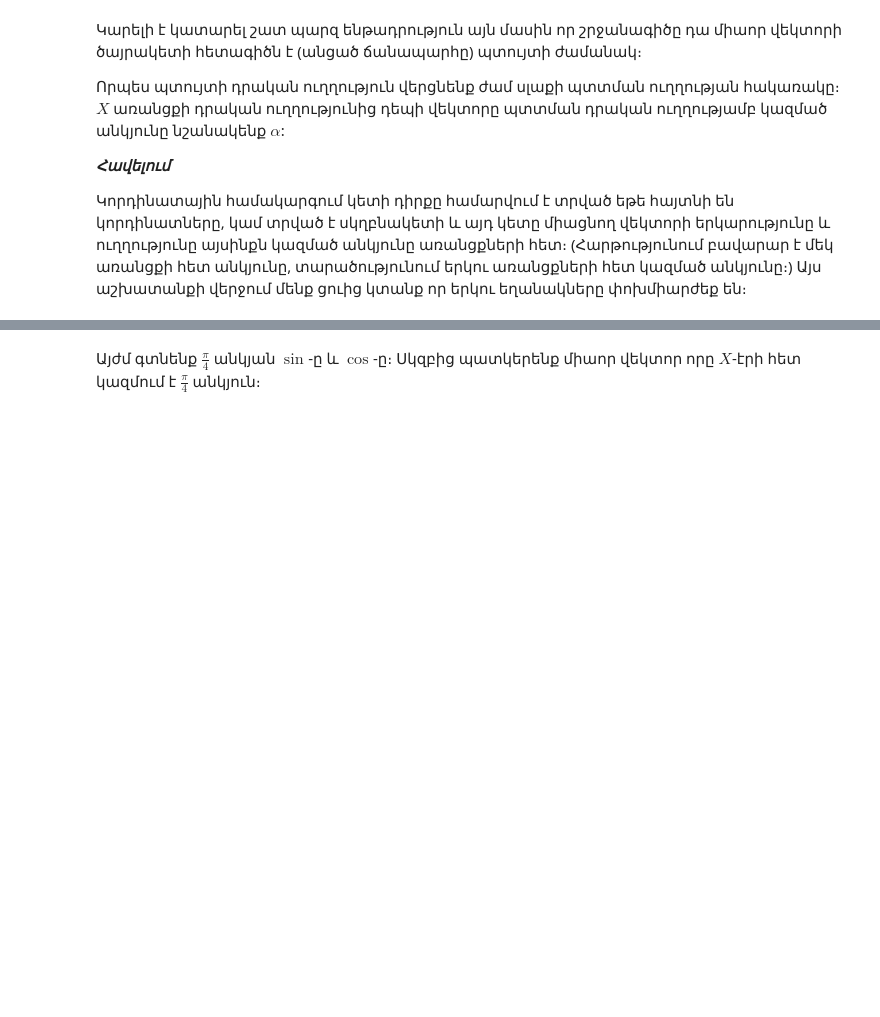
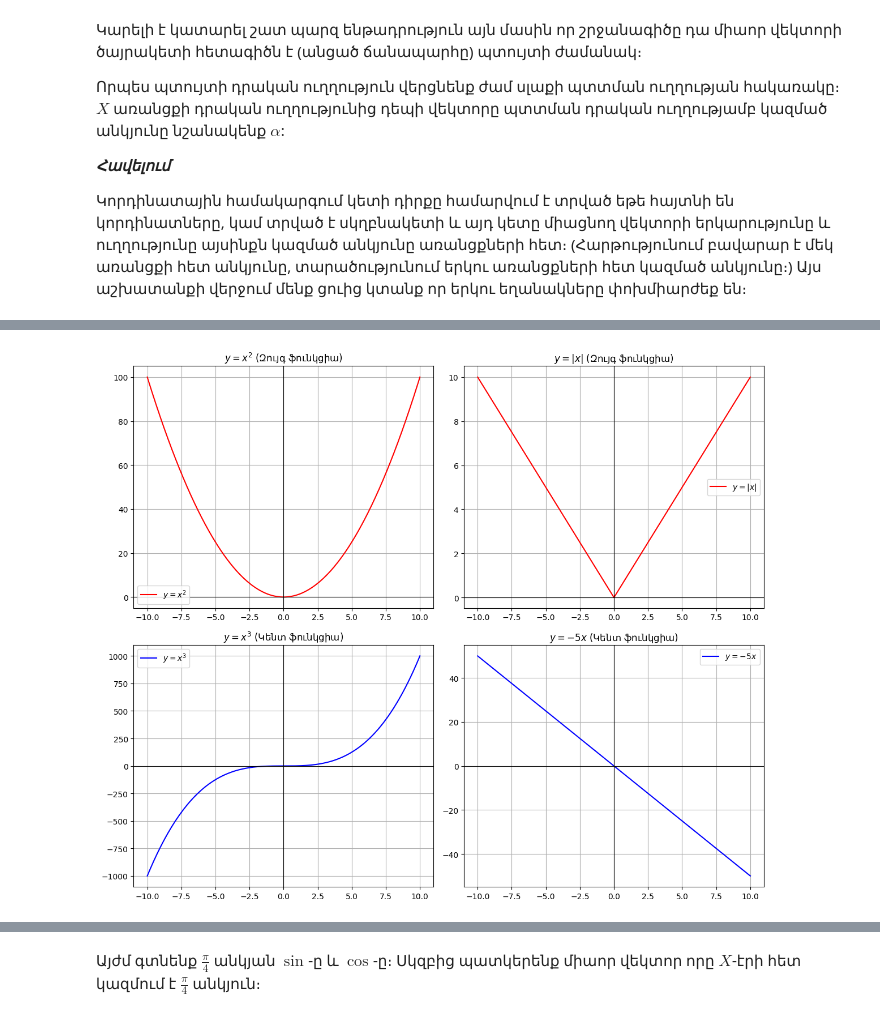
Before and after one commit to alexo-ux/math, a Jupyter notebook: 10_class/trigonometry.ipynb, the cells around one changed output, grey strips where cells are left out. Saved outputs shown, nothing was run; the diff lists cells and outputs as text; code cells hidden in the pictures; blank space fills up the shorter version.

```diff
--- a/10_class/trigonometry.ipynb
+++ b/10_class/trigonometry.ipynb
@@ -220,0 +123,50 @@ plt.show()
+# %%
+x = np.linspace(-10, 10, 500)
+x_sq = x**2
+x_mod = np.abs(x)
+
+x_cub = x**3
+x_line = -5*x
+
+plt.figure(figsize=(12, 10)) # Increased figure size for better visibility
+
+# Subplot 1: y = x^2 (Even Function)
+ax1 = plt.subplot(221)
+ax1.plot(x, x_sq, color='red', label='$y = x^2$')
+ax1.set_title('$y = x^2$ (Զույգ ֆունկցիա)') # Armenian for Even Function
+ax1.grid(True)
+ax1.axhline(0, color='black', linewidth=0.8) # X-axis
+ax1.axvline(0, color='black', linewidth=0.8) # Y-axis
+ax1.legend()
+
+# Subplot 2: y = |x| (Even Function)
+ax2 = plt.subplot(222)
+ax2.plot(x, x_mod, color='red', label='$y = |x|$')
+ax2.set_title('$y = |x|$ (Զույգ ֆունկցիա)')
+ax2.grid(True)
+ax2.axhline(0, color='black', linewidth=0.8) # X-axis
+ax2.axvline(0, color='black', linewidth=0.8) # Y-axis
+ax2.legend()
+
+# Subplot 3: y = x^3 (Odd Function)
+ax3 = plt.subplot(223)
+ax3.plot(x, x_cub, color='blue', label='$y = x^3$')
+ax3.set_title('$y = x^3$ (Կենտ ֆունկցիա)') # Armenian for Odd Function
+ax3.grid(True)
+ax3.axhline(0, color='black', linewidth=0.8) # X-axis
+ax3.axvline(0, color='black', linewidth=0.8) # Y-axis
+ax3.legend()
+
+# Subplot 4: y = -5x (Odd Function)
+ax4 = plt.subplot(224) # Changed from 223 to 224 to avoid overwriting
+ax4.plot(x, x_line, color='blue', label='$y = -5x$')
+ax4.set_title('$y = -5x$ (Կենտ ֆունկցիա)')
+ax4.grid(True)
+ax4.axhline(0, color='black', linewidth=0.8) # X-axis
+ax4.axvline(0, color='black', linewidth=0.8) # Y-axis
+ax4.legend()
+
+plt.tight_layout() # Adjust layout to prevent overlap
+plt.show()
+# %% [output]
+[figure, added]
```
Also changed, not shown: parts of 31 cells of this notebook, 1 other file.
